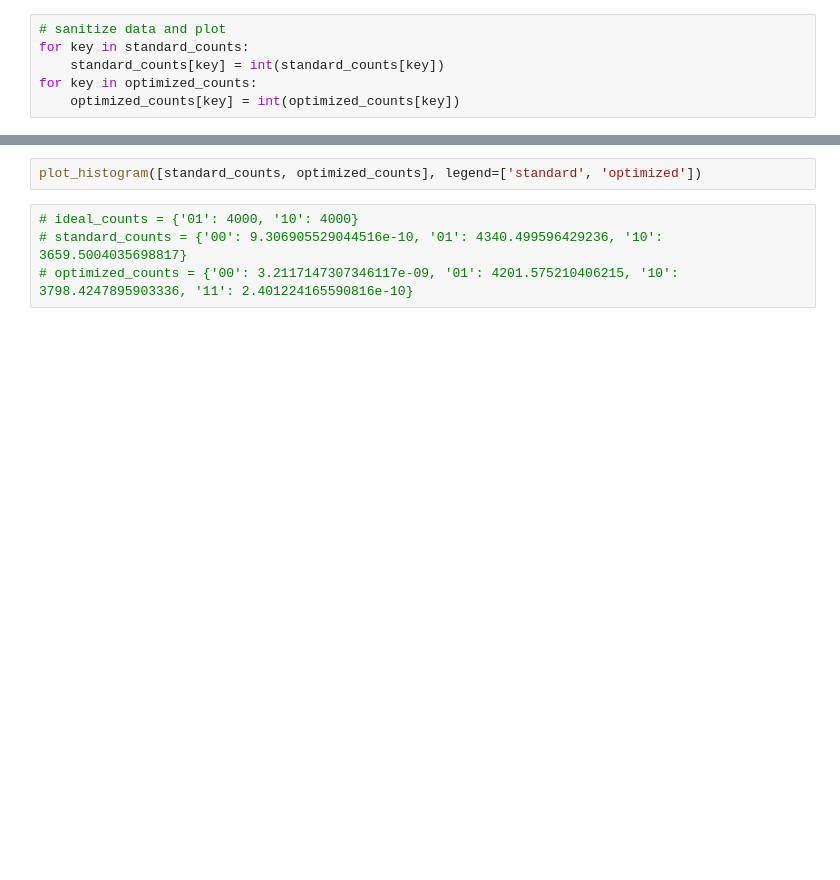
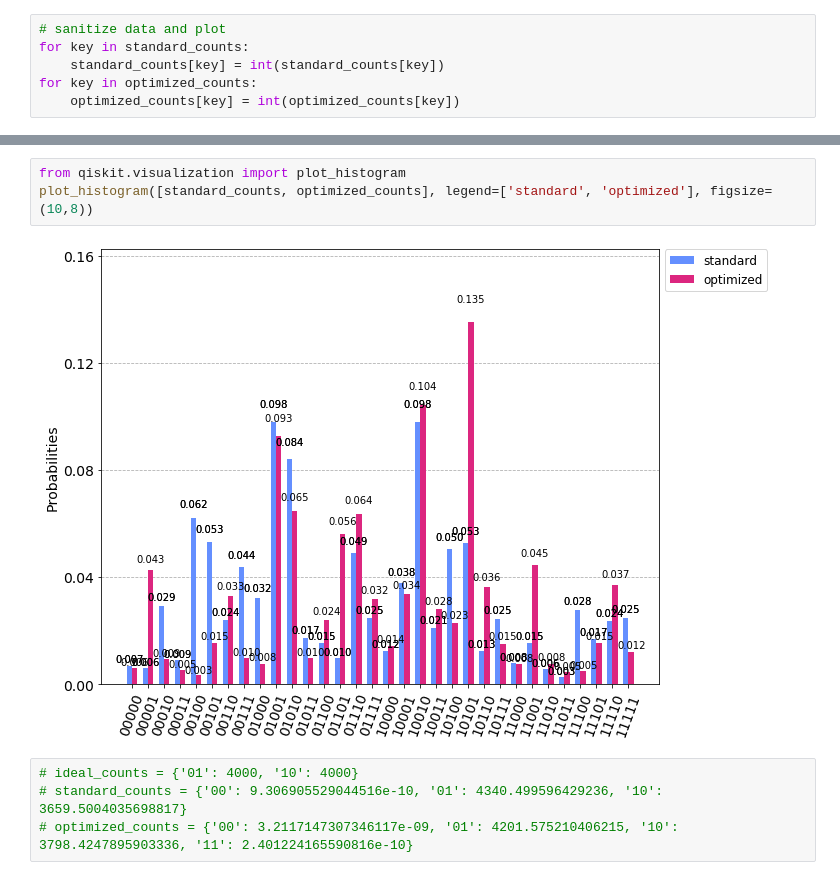
Before and after one commit to singular-value/optimizations_via_openpulse, a Jupyter notebook: QAOA_5Qubit_EXPERIMENT.ipynb, the cells around one changed output, grey strips where cells are left out. Drawn from its saved outputs; the diff is of its cells as text; blank space fills up the shorter version.

```diff
--- a/QAOA_5Qubit_EXPERIMENT.ipynb
+++ b/QAOA_5Qubit_EXPERIMENT.ipynb
@@ -140,5 +214,8 @@ optimized_counts
 # %%
-plot_histogram([standard_counts, optimized_counts], legend=['standard', 'optimized'])
+from qiskit.visualization import plot_histogram
+plot_histogram([standard_counts, optimized_counts], legend=['standard', 'optimized'], figsize=(10,8))
+# %% [output]
+[figure, added]
 # %%
 # ideal_counts = {'01': 4000, '10': 4000}
 # standard_counts = {'00': 9.306905529044516e-10, '01': 4340.499596429236, '10': 3659.5004035698817}
```
Also changed, not shown: parts of 9 cells of this notebook, 1 other file.
